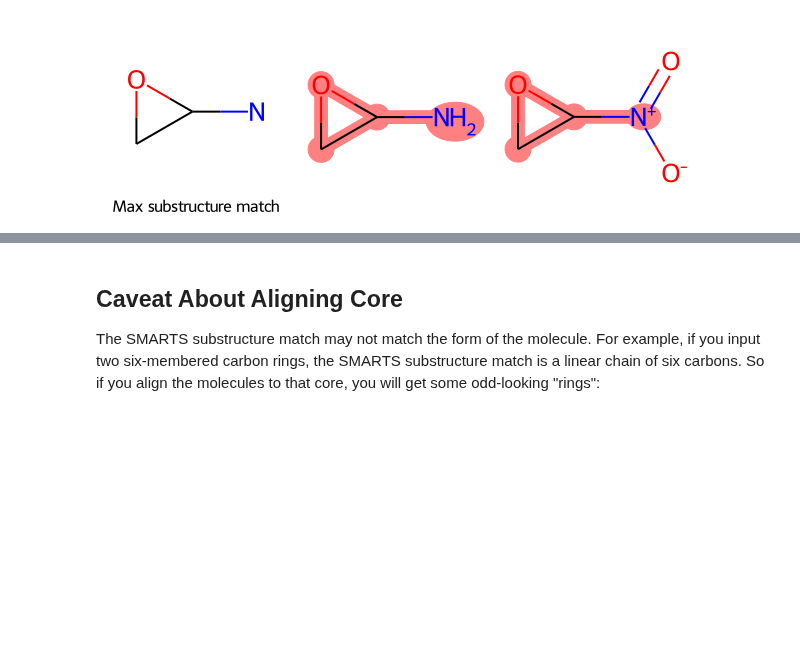
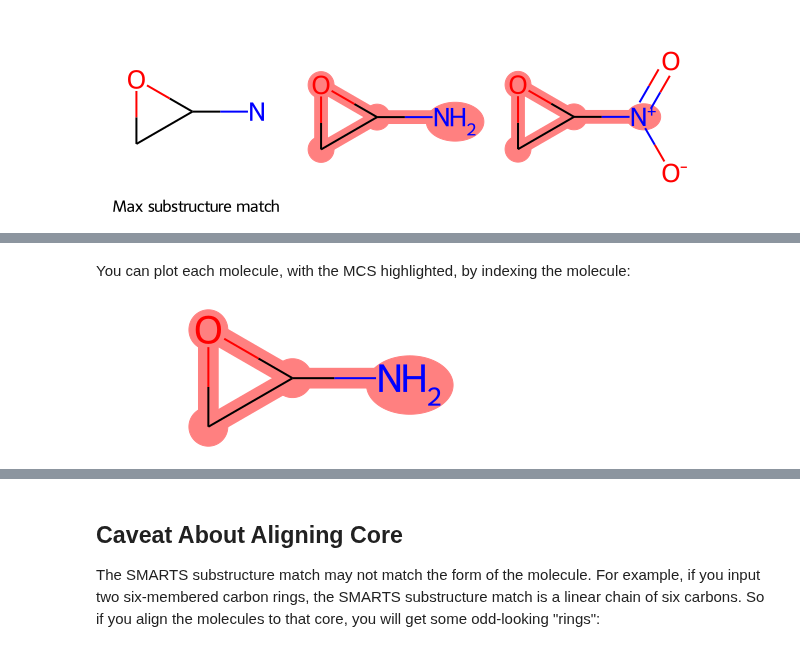
Before and after one commit to bertiewooster/RDKit-playing, a Jupyter notebook: SmilesMCStoGridImage.ipynb, the cells around one changed output, grey strips where cells are left out. Drawn from its saved outputs; the diff is of its cells as text; code cells hidden in the pictures; blank space fills up the shorter version.

```diff
--- a/SmilesMCStoGridImage.ipynb
+++ b/SmilesMCStoGridImage.ipynb
@@ -46,0 +102,6 @@ SmilesMCStoGridImage("NC1OC1", "C1OC1[N+](=O)[O-]")
+# %% [markdown]
+You can plot each molecule, with the MCS highlighted, by indexing the molecule:
+# %%
+mols[0]
+# %% [output]
+[figure, added]
```
Also changed, not shown: parts of 21 cells of this notebook.
